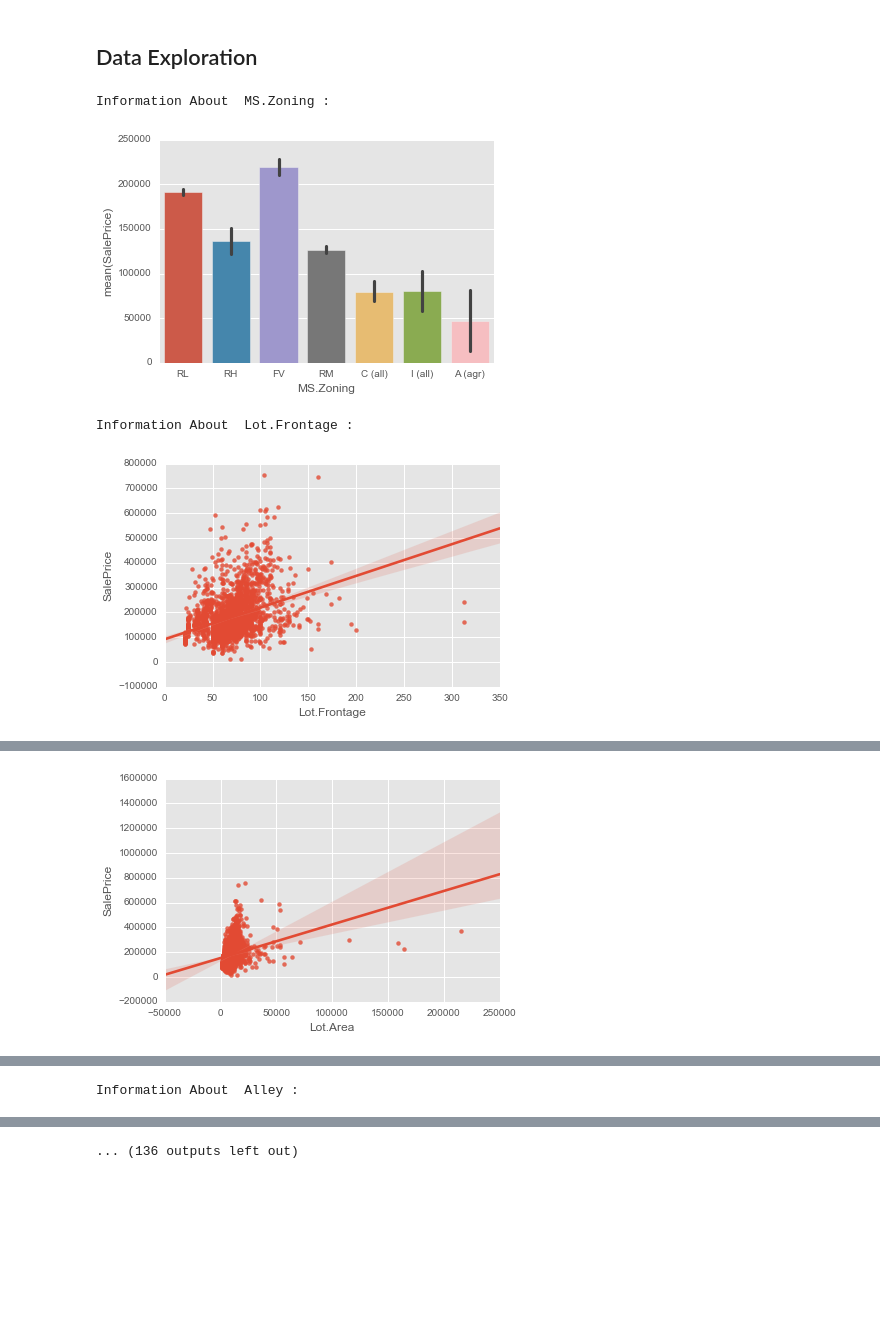
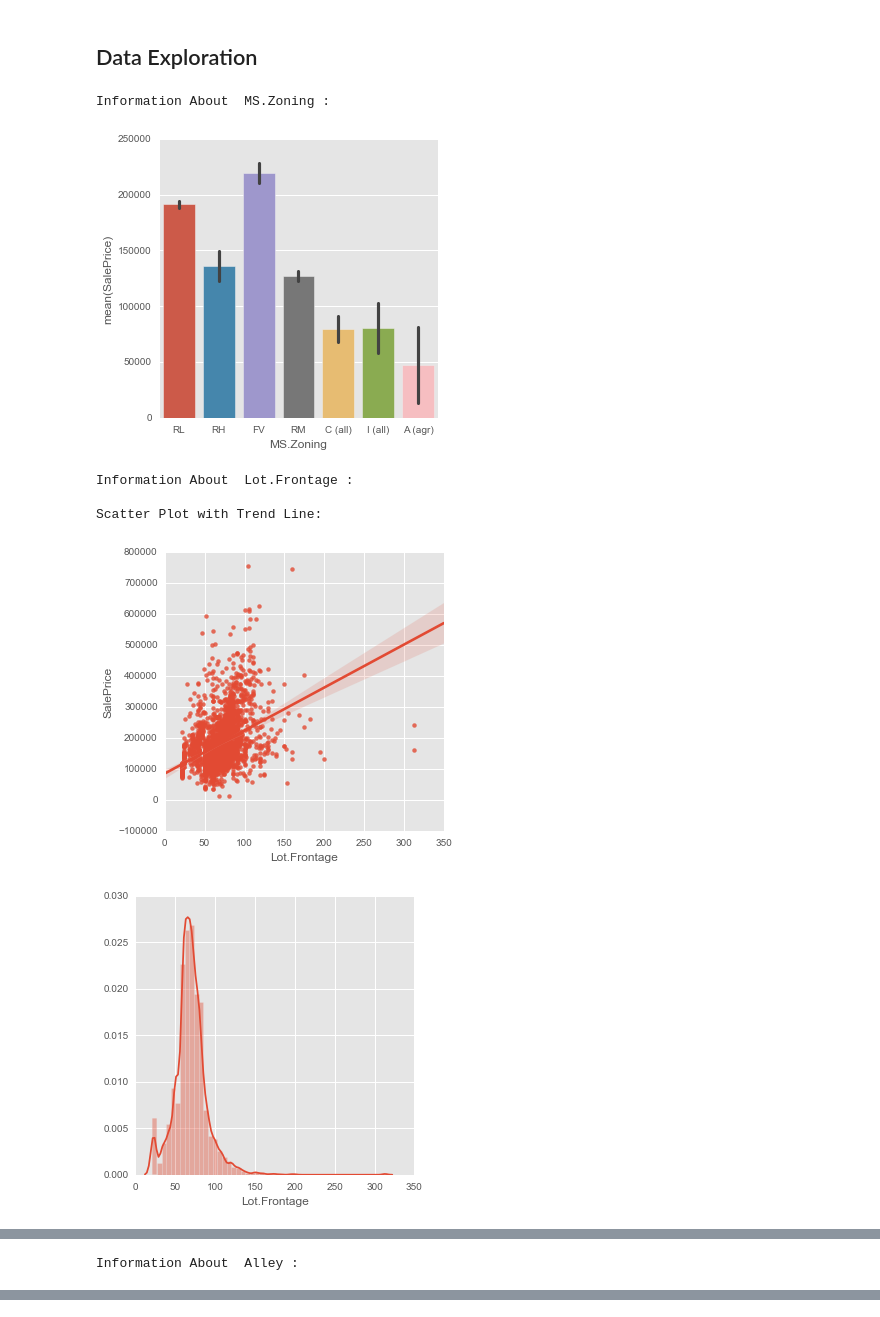
Before and after one commit to ysriram1/Analyzing-Housing-Data, a Jupyter notebook: Exploring Housing Data.ipynb, the cells around one changed output, grey strips where cells are left out. Cells and saved outputs as stored; diff of their text form; code cells hidden in the pictures; blank space fills up the shorter version.

Commit message:
data exploration and preprocessing done - only the analysis is left

```diff
--- a/Exploring Housing Data.ipynb
+++ b/Exploring Housing Data.ipynb
@@ -27,24 +28,24 @@ data.head()
 | 3 | 4 | 526353030 | 20 | RL | 93.0 | 11160 | Pave | NaN | Reg | ... |
 | 4 | 5 | 527105010 | 60 | RL | 74.0 | 13830 | Pave | NaN | IR1 | ... |
 # %%
-# converting variables into strings
+# converting variables into appropriate data types
 data['Year.Built'] = data['Year.Built'].astype('str') # year
 data['Yr.Sold'] = data['Yr.Sold'].astype('str') # year
-data['MS.SubClass'] = data['MS.SubClass'].astype('str')
 data['Overall.Qual'] = data['Overall.Qual'].astype('str')
 data['Overall.Cond'] = data['Overall.Cond'].astype('str')
-data['Bsmt.Full.Bath'] = data['Bsmt.Full.Bath'].astype('str') # discrete
-data['Bsmt.Half.Bath'] = data['Bsmt.Half.Bath'].astype('str') # discrete
-data['Full.Bath'] = data['Full.Bath'].astype('str') # discrete
-data['Half.Bath'] = data['Half.Bath'].astype('str') # discrete
-data['Bedroom.AbvGr'] = data['Bedroom.AbvGr'].astype('str') # discrete
-data['Kitchen.AbvGr'] = data['Kitchen.AbvGr'].astype('str') # discrete
-data['TotRms.AbvGrd'] = data['TotRms.AbvGrd'].astype('str') # discrete
-data['Fireplaces'] = data['Fireplaces'].astype('str') # discrete
+# data['Bsmt.Full.Bath'] = data['Bsmt.Full.Bath'].astype('int') # discrete
+# data['Bsmt.Half.Bath'] = data['Bsmt.Half.Bath'].astype('int') # discrete
+# data['Full.Bath'] = data['Full.Bath'].astype('int') # discrete
+# data['Half.Bath'] = data['Half.Bath'].astype('int') # discrete
+# data['Bedroom.AbvGr'] = data['Bedroom.AbvGr'].astype('int') # discrete
+# data['Kitchen.AbvGr'] = data['Kitchen.AbvGr'].astype('int') # discrete
+# data['TotRms.AbvGrd'] = data['TotRms.AbvGrd'].astype('int') # discrete
+# data['Fireplaces'] = data['Fireplaces'].astype('str') # discrete
 data['Garage.Yr.Blt'] = data['Garage.Yr.Blt'].astype('str') # year
 data['Garage.Cars'] = data['Garage.Cars'].astype('str') # month
 data['Mo.Sold'] = data['Mo.Sold'].astype('str') # year
 data['Yr.Sold'] = data['Yr.Sold'].astype('str') # month
+data['Year.Remod.Add'] = data['Year.Remod.Add'].astype('str') # year
 # %%
 # clean the data
 ## remove unnecessary features (PID, Order)
@@ -142,5 +170,5 @@ def NAFill(featureLst, data):
 # %%
 NaNLst = np.sum(data.isnull(),0)
 
-NAFill(NaNLst[NaNLst > 0].index, data)
+cleanData = NAFill(NaNLst[NaNLst > 0].index, data);
 # %% [output]
@@ -157,6 +209,7 @@ np.array(data[data['Alley'].notnull()]['Alley']).shape
 ## Data Exploration
 # %%
 def exploreFeatures(data):
+    plt.rcParams['figure.figsize'] = (5, 5)
     for feature in data.columns:
         if feature == 'SalePrice': continue
         print 'Information About ', feature, ':\n'
@@ -168,10 +221,13 @@ def exploreFeatures(data):
             data[feature].value_counts()
             print '\n'
         else:
-            'Scatter Plot with Trend Line: \n'
+            print 'Scatter Plot with Trend Line: \n'
             sns.regplot(data[feature],data['SalePrice'], dropna=True)
             plt.show()
-            'Five-number summary: \n'
+            'Histogram Plot of Feature: \n'
+            sns.distplot(data[feature])
+            plt.show()
+            '\nFive-number summary: \n'
             print data[feature].describe()
             print '\n Correlation with Target Variable (SalePrice):\n'
             print np.corrcoef(data[feature],data['SalePrice'])
@@ -179,9 +235,12 @@ def exploreFeatures(data):
 
     return
 # %%
-exploreFeatures(data)
+exploreFeatures(cleanData)
 # %% [output]
 Information About  MS.Zoning :
-[figure, old version]
+[figure, new version]
 Information About  Lot.Frontage :
+
+Scatter Plot with Trend Line:
-[figure, old version]
+[figure, new version]
+[figure, new version]
@@ -206 +266,0 @@ Information About  Lot.Area :
-[figure, old version]
@@ -230 +290,0 @@ Information About  Lot.Shape :
-... (136 outputs left out)
```
Also changed, not shown: parts of 25 cells of this notebook.
